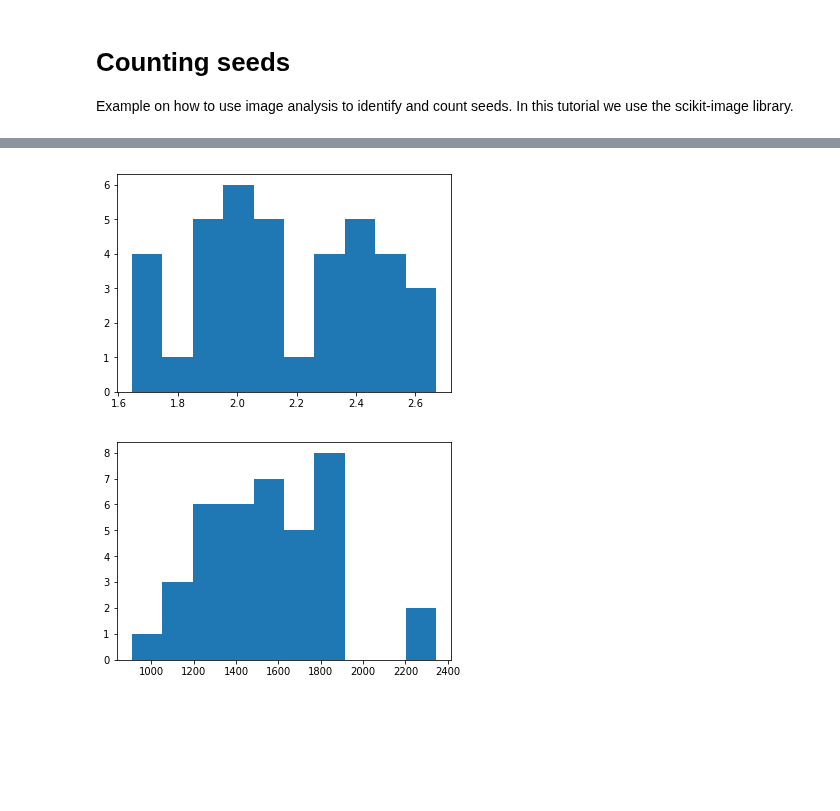
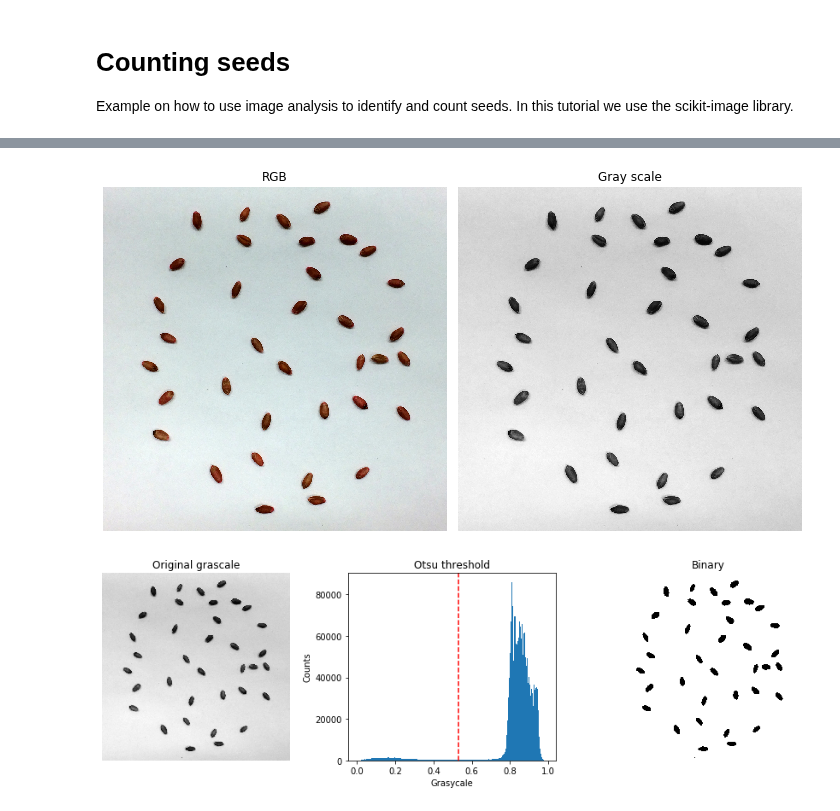
Before and after one commit to andres-patrignani/pynotes, a Jupyter notebook: notebooks/image_analysis_count_seeds.ipynb, the cells around one changed output, grey strips where cells are left out. Saved outputs shown, nothing was run; the diff lists cells and outputs as text; code cells hidden in the pictures; blank space fills up the shorter version.

Commit message:
Improved image analysis of seeds

```diff
--- a/notebooks/image_analysis_count_seeds.ipynb
+++ b/notebooks/image_analysis_count_seeds.ipynb
@@ -143,10 +4,0 @@ plt.show()
-# %%
-plt.hist(seed_eccentricity)
-plt.show()
-# %% [output]
-[figure, removed]
-# %%
-plt.hist(seed_area)
-plt.show()
-# %% [output]
-[figure, removed]
@@ -152,0 +14,25 @@ plt.show()
+# %%
+# Read color image
+image_rgb = mpimg.imread('../datasets/seeds.jpg')
+# %%
+# Convert image to grayscale
+image_gray = rgb2gray(image_rgb)
+# %%
+# Visualize rgb and grayscale images
+plt.figure(figsize=(10,6))
+
+plt.subplot(1,2,1)
+plt.imshow(image_rgb)
+plt.axis('off')
+plt.title('RGB')
+plt.tight_layout()
+
+plt.subplot(1,2,2)
+plt.imshow(image_gray, cmap='gray')
+plt.axis('off')
+plt.title('Gray scale')
+plt.tight_layout()
+
+plt.show()
+# %% [output]
+[figure, added]
@@ -152,0 +43,26 @@ plt.show()
+# %%
+# Display classified seeds and grayscale threshold
+plt.figure(figsize=(12,4))
+
+plt.subplot(1,3,1)
+plt.imshow(image_gray, cmap='gray')
+plt.axis('off')
+plt.title('Original grascale')
+plt.tight_layout()
+
+plt.subplot(1,3,2)
+plt.hist(image_gray.ravel(), bins=256)
+plt.axvline(global_thresh, color='r', linestyle='--')
+plt.title('Otsu threshold')
+plt.xlabel('Grasycale')
+plt.ylabel('Counts')
+
+plt.subplot(1,3,3)
+plt.imshow(image_binary, cmap='gray')
+plt.axis('off')
+plt.title('Binary')
+plt.tight_layout()
+
+plt.show()
+# %% [output]
+[figure, added]
```
Also changed, not shown: parts of 33 cells of this notebook, 8 other files.
